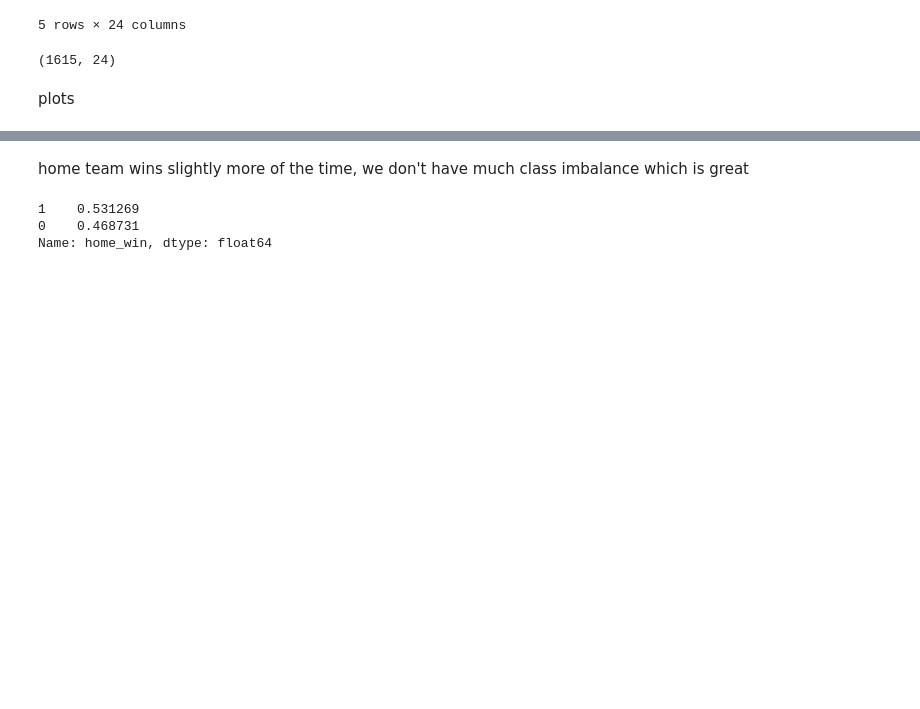
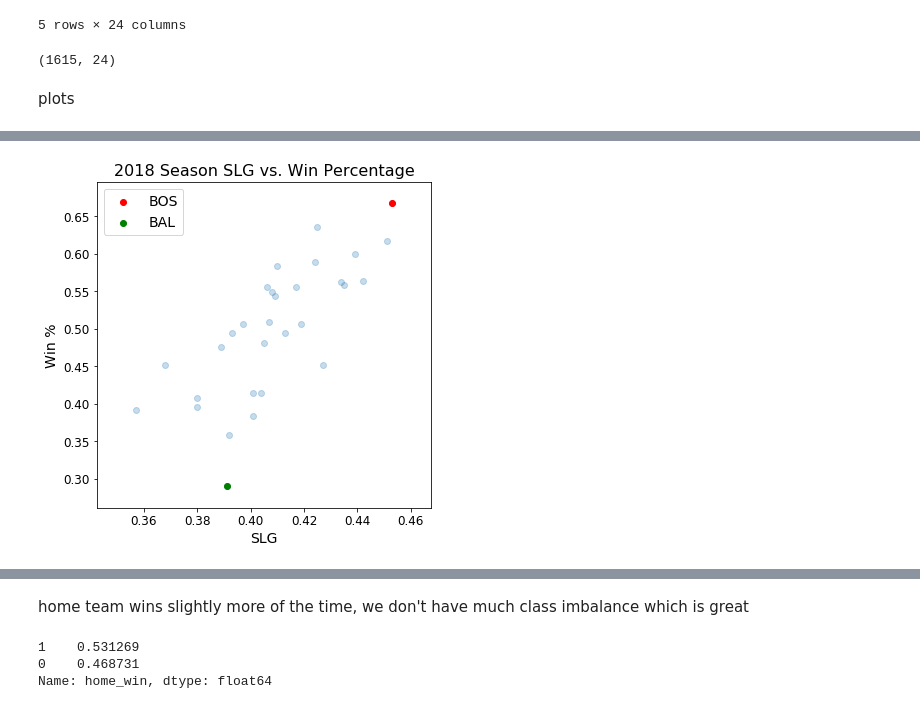
Before and after one commit to jwu1005/project_4741, a Jupyter notebook: modeling_stuff.ipynb, the cells around one changed output, grey strips where cells are left out. Saved outputs shown, nothing was run; the diff lists cells and outputs as text; code cells hidden in the pictures; blank space fills up the shorter version.

```diff
--- a/modeling_stuff.ipynb
+++ b/modeling_stuff.ipynb
@@ -119,0 +221,14 @@ import matplotlib.pyplot as plt
+# %%
+plt.figure(figsize=(6,6))
+plt.scatter(x=stat_list, y=perc_list, alpha=0.25)
+plt.scatter(x=stat_list[3], y=perc_list[3], c='r', label='BOS')
+plt.scatter(x=stat_list[2], y=perc_list[2], c='g', label='BAL')
+plt.title('2018 Season SLG vs. Win Percentage', fontsize=16)
+plt.xlabel('SLG', fontsize=14)
+plt.ylabel('Win %', fontsize=14)
+plt.tick_params(axis="x", labelsize=12)
+plt.tick_params(axis="y", labelsize=12)
+plt.legend(fontsize=14)
+plt.savefig('graphs/slg_winp')
+# %% [output]
+[figure, added]
```
Also changed, not shown: parts of 36 cells of this notebook, 16 other files.
